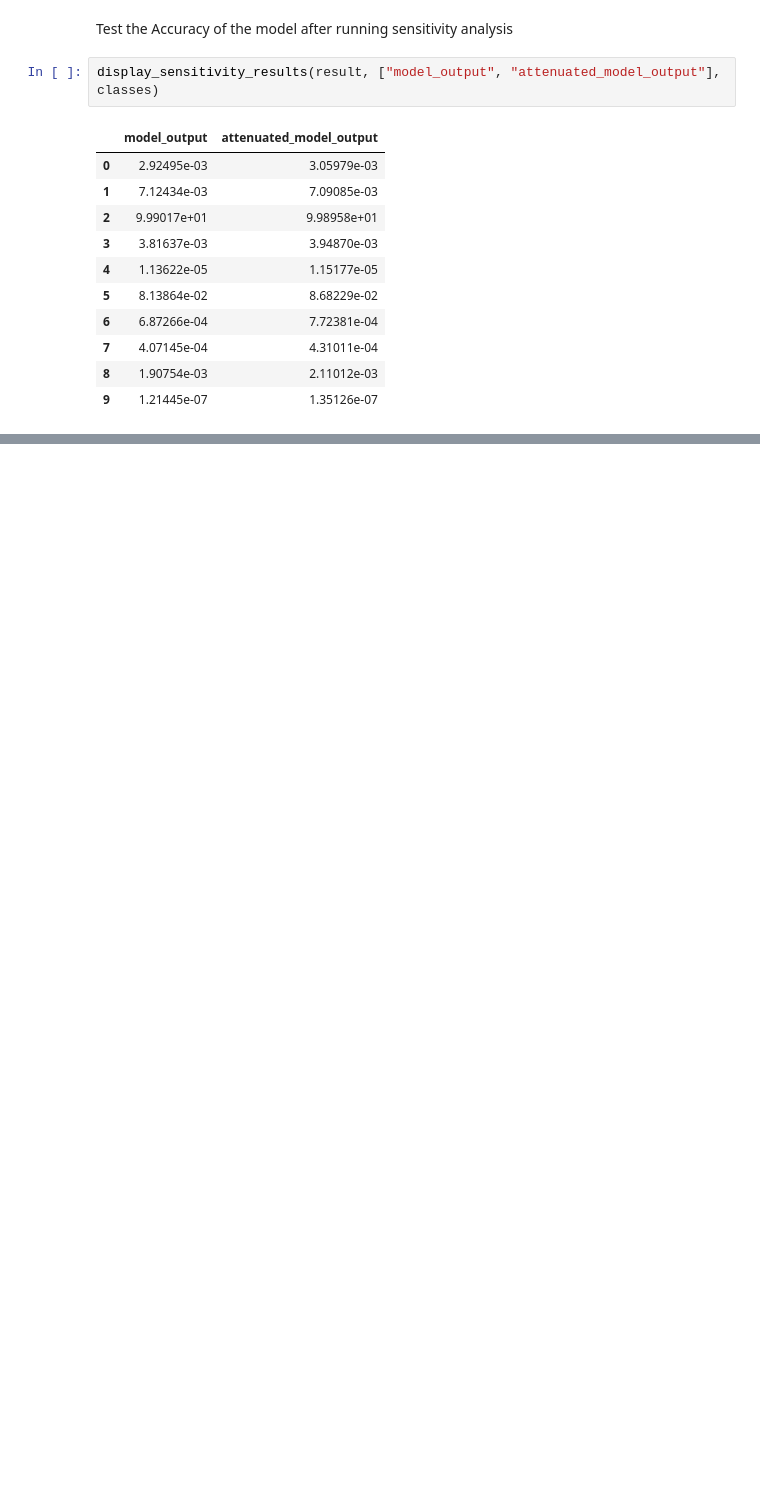
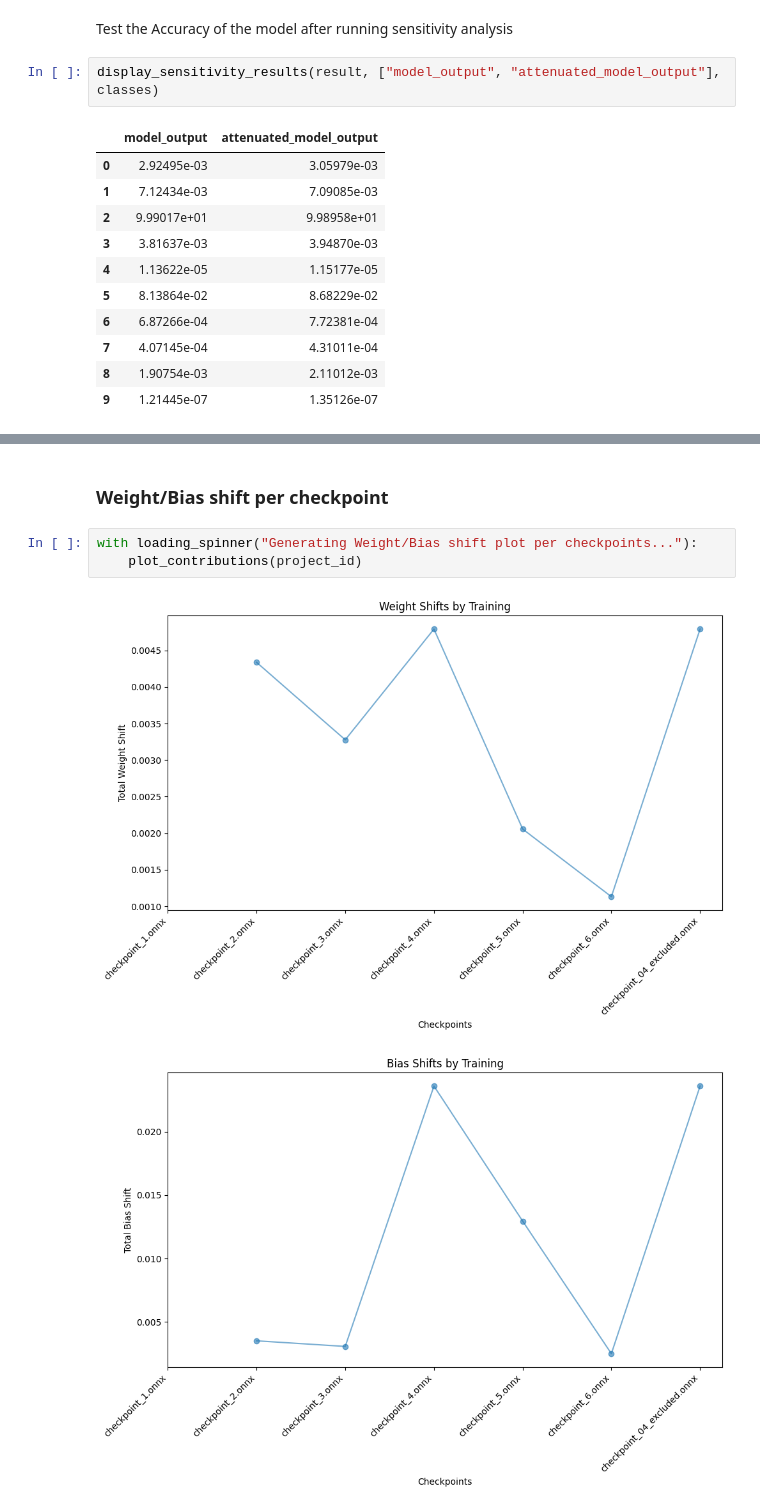
Before and after one commit to Authentrics-ai/demos, a Jupyter notebook: MnistOnnxDemo/MnistOnnxDemo.ipynb, the cells around one changed output, grey strips where cells are left out. Saved outputs shown, nothing was run; the diff lists cells and outputs as text; blank space fills up the shorter version.

```diff
--- a/MnistOnnxDemo/MnistOnnxDemo.ipynb
+++ b/MnistOnnxDemo/MnistOnnxDemo.ipynb
@@ -468,0 +488,8 @@ display_sensitivity_results(result, ["model_output", "attenuated_model_output"],
+# %% [markdown]
+### Weight/Bias shift per checkpoint
+# %%
+with loading_spinner("Generating Weight/Bias shift plot per checkpoints..."):
+    plot_contributions(project_id)
+# %% [output]
+[figure, added]
+[figure, added]
```
Also changed, not shown: parts of 9 cells of this notebook, 1 other file.
